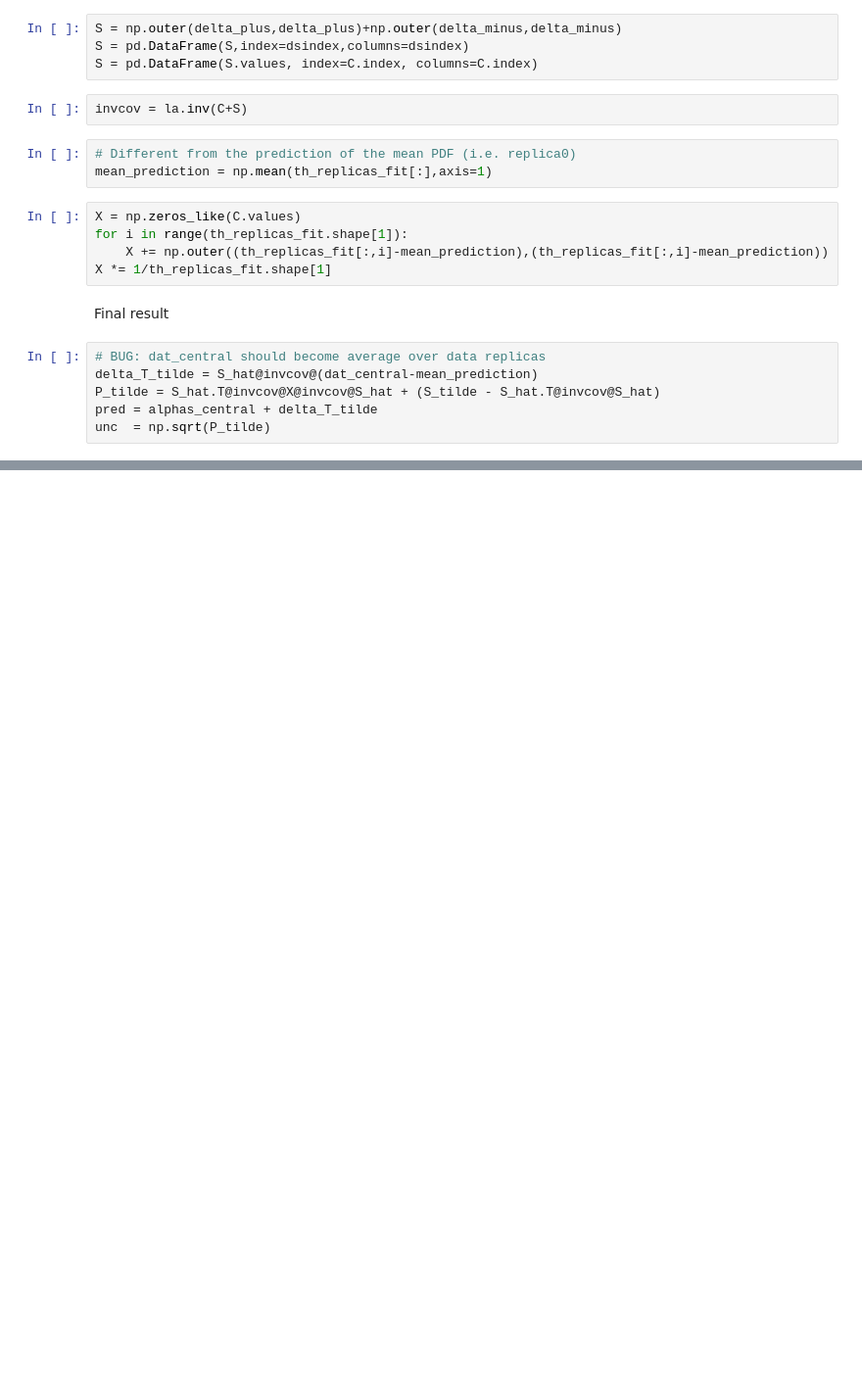
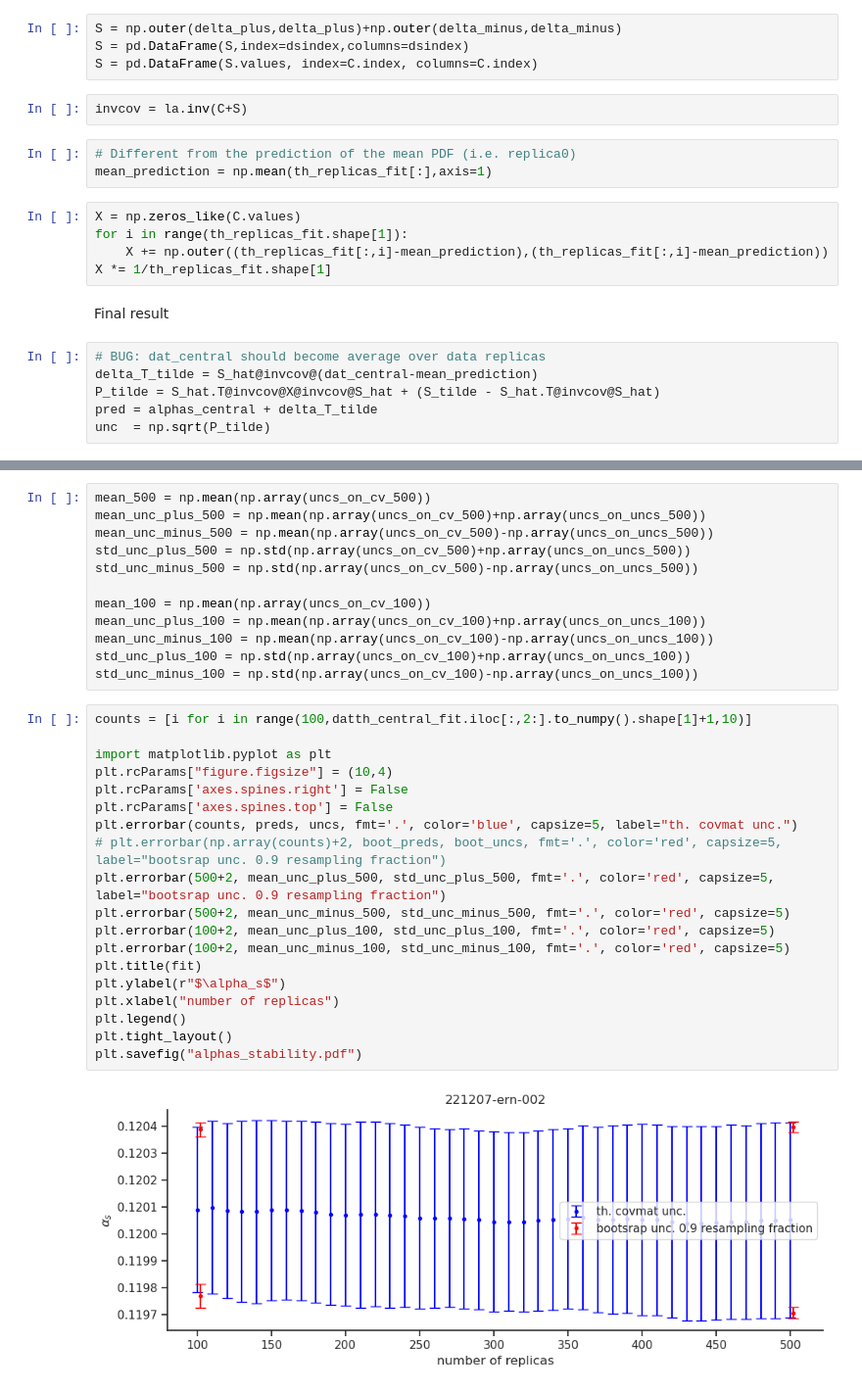
Before and after one commit to RoyStegeman/higher_twist, a Jupyter notebook: alphas_script.ipynb, the cells around one changed output, grey strips where cells are left out. Shown at 98% size. Drawn from its saved outputs; the diff is of its cells as text; blank space fills up the shorter version.

Commit message:
add bootrap plot

```diff
--- a/alphas_script.ipynb
+++ b/alphas_script.ipynb
@@ -115,0 +276,33 @@ else:
+# %%
+mean_500 = np.mean(np.array(uncs_on_cv_500))
+mean_unc_plus_500 = np.mean(np.array(uncs_on_cv_500)+np.array(uncs_on_uncs_500))
+mean_unc_minus_500 = np.mean(np.array(uncs_on_cv_500)-np.array(uncs_on_uncs_500))
+std_unc_plus_500 = np.std(np.array(uncs_on_cv_500)+np.array(uncs_on_uncs_500))
+std_unc_minus_500 = np.std(np.array(uncs_on_cv_500)-np.array(uncs_on_uncs_500))
+
+mean_100 = np.mean(np.array(uncs_on_cv_100))
+mean_unc_plus_100 = np.mean(np.array(uncs_on_cv_100)+np.array(uncs_on_uncs_100))
+mean_unc_minus_100 = np.mean(np.array(uncs_on_cv_100)-np.array(uncs_on_uncs_100))
+std_unc_plus_100 = np.std(np.array(uncs_on_cv_100)+np.array(uncs_on_uncs_100))
+std_unc_minus_100 = np.std(np.array(uncs_on_cv_100)-np.array(uncs_on_uncs_100))
+# %%
+counts = [i for i in range(100,datth_central_fit.iloc[:,2:].to_numpy().shape[1]+1,10)]
+
+import matplotlib.pyplot as plt
+plt.rcParams["figure.figsize"] = (10,4)
+plt.rcParams['axes.spines.right'] = False
+plt.rcParams['axes.spines.top'] = False
+plt.errorbar(counts, preds, uncs, fmt='.', color='blue', capsize=5, label="th. covmat unc.")
+# plt.errorbar(np.array(counts)+2, boot_preds, boot_uncs, fmt='.', color='red', capsize=5, label="bootsrap unc. 0.9 resampling fraction")
+plt.errorbar(500+2, mean_unc_plus_500, std_unc_plus_500, fmt='.', color='red', capsize=5, label="bootsrap unc. 0.9 resampling fraction")
+plt.errorbar(500+2, mean_unc_minus_500, std_unc_minus_500, fmt='.', color='red', capsize=5)
+plt.errorbar(100+2, mean_unc_plus_100, std_unc_plus_100, fmt='.', color='red', capsize=5)
+plt.errorbar(100+2, mean_unc_minus_100, std_unc_minus_100, fmt='.', color='red', capsize=5)
+plt.title(fit)
+plt.ylabel(r"$\alpha_s$")
+plt.xlabel("number of replicas")
+plt.legend()
+plt.tight_layout()
+plt.savefig("alphas_stability.pdf")
+# %% [output]
+[figure, added]
```
Also changed, not shown: parts of 7 cells of this notebook.
